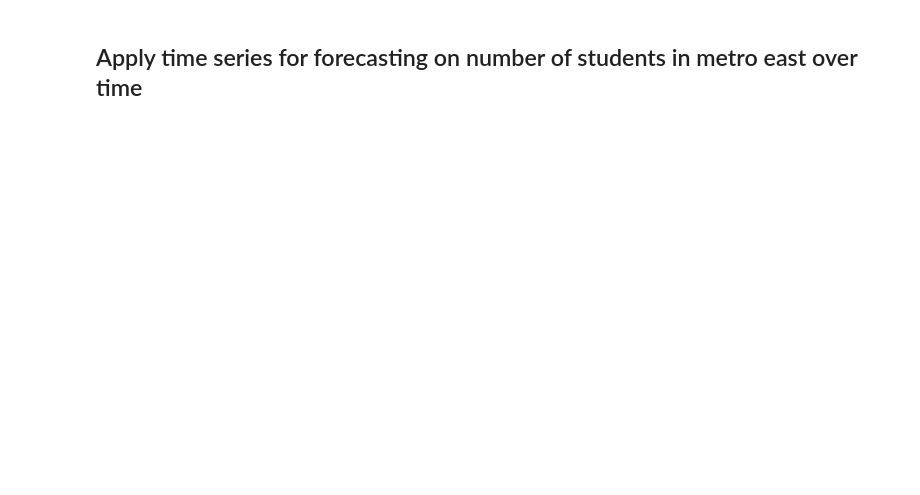
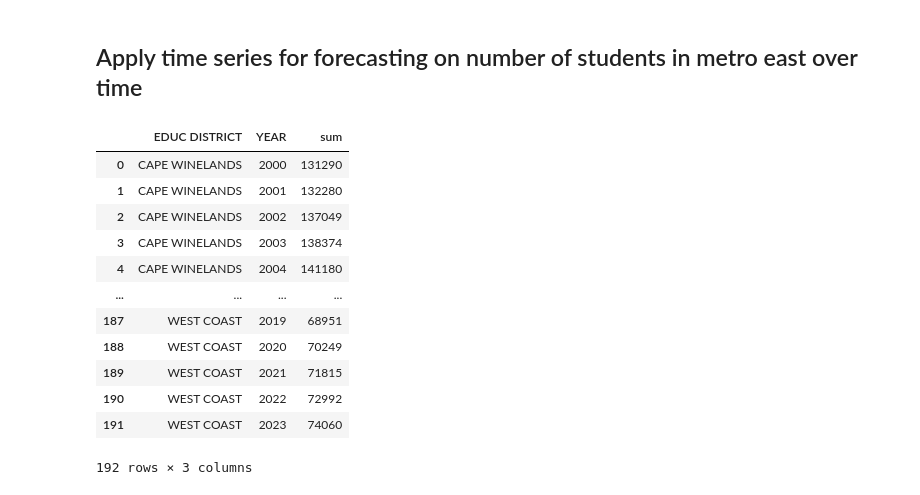
Before and after one commit to Gareth1995/education_project, a Jupyter notebook: time_series.ipynb, the cells around one changed output. Saved outputs shown, nothing was run; the diff lists cells and outputs as text; code cells hidden in the pictures; blank space fills up the shorter version.

```diff
--- a/time_series.ipynb
+++ b/time_series.ipynb
@@ -48,0 +20,19 @@ plotly_ts('METRO EAST', 8)
+# %%
+# group by district and circuit and sum the values together
+metro_enrollment = enrollment_ts.groupby(['EDUC DISTRICT', 'YEAR']).agg([sum])
+metro_enrollment = metro_enrollment['TOTAL 1'].reset_index()
+metro_enrollment
+# %% [output]
+|  | EDUC DISTRICT | YEAR | sum |
+| 0 | CAPE WINELANDS | 2000 | 131290 |
+| 1 | CAPE WINELANDS | 2001 | 132280 |
+| 2 | CAPE WINELANDS | 2002 | 137049 |
+| 3 | CAPE WINELANDS | 2003 | 138374 |
+| 4 | CAPE WINELANDS | 2004 | 141180 |
+| ... | ... | ... | ... |
+| 187 | WEST COAST | 2019 | 68951 |
+| 188 | WEST COAST | 2020 | 70249 |
+| 189 | WEST COAST | 2021 | 71815 |
+| 190 | WEST COAST | 2022 | 72992 |
+| 191 | WEST COAST | 2023 | 74060 |
+192 rows × 3 columns
```
Also changed, not shown: parts of 12 cells of this notebook, 1 other file.
